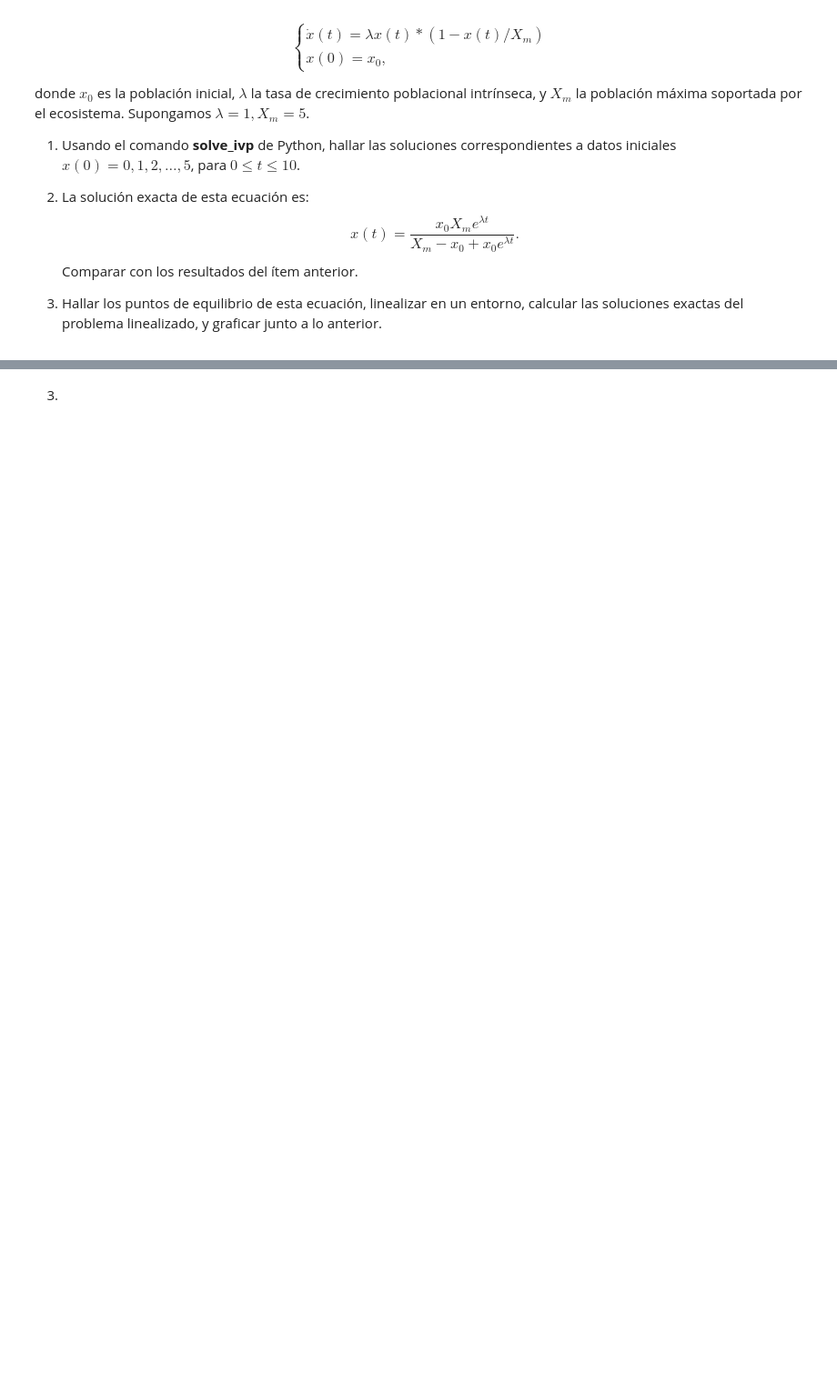
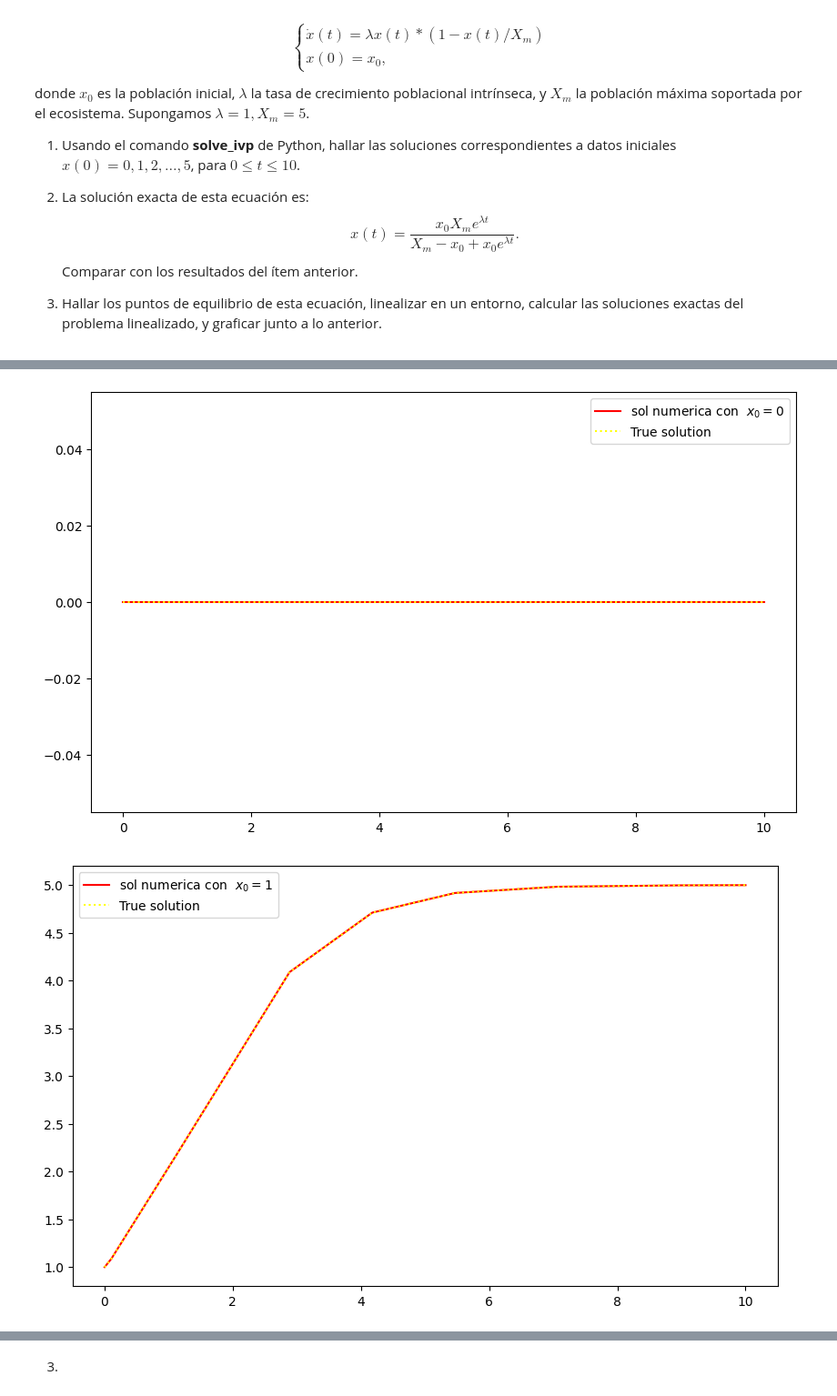
Before and after one commit to binaria010/Mate2B, a Jupyter notebook: Clase11.ipynb, the cells around one changed output, grey strips where cells are left out. Shown at 91% size. Saved outputs shown, nothing was run; the diff lists cells and outputs as text; code cells hidden in the pictures; blank space fills up the shorter version.

```diff
--- a/Clase11.ipynb
+++ b/Clase11.ipynb
@@ -40,7 +40,7 @@ T = 10
 
 
 # solucion exacta:
-sol_exacta = lambda t, x0: # completar
+sol_exacta = lambda t, x0: x0 *Xm*np.exp(l*t)/(Xm - x0 + x0*np.exp(l*t))
 
 # las soluciones del problema linealizado:
 
@@ -58,15 +79,18 @@ sol.y   # devuelve la solucion aproximada sol como una matriz con una unica fila
 # %%
 X0 = [[i] for i in range(6)] # estas son las distintas cond iniciales x(0)=0, 1,2, 3,4,5: ojo que x0 en solve_ivp es un array!
 
 for x0 in X0:
 
-  sol = solve_ivp(#completar)
+  sol = solve_ivp(fun, (t0, T), y0 = x0)
   t = sol.t  # me da la grilla de los t
   x = sol.y[0,:]  # me da los x
 
   ax = plt.figure(figsize=(10, 6))
   plt.plot(t, x, color = "red", label = "sol numerica con  $x_0 = $" + str(x0[0]))
   plt.plot(t, sol_exacta(t, x0[0]), color = "yellow", linestyle ="dotted"  ,label = "True solution")
 
   plt.legend()
   plt.show()
+# %% [output]
+[figure, added]
+[figure, added]
```
Also changed, not shown: parts of 15 cells of this notebook.
